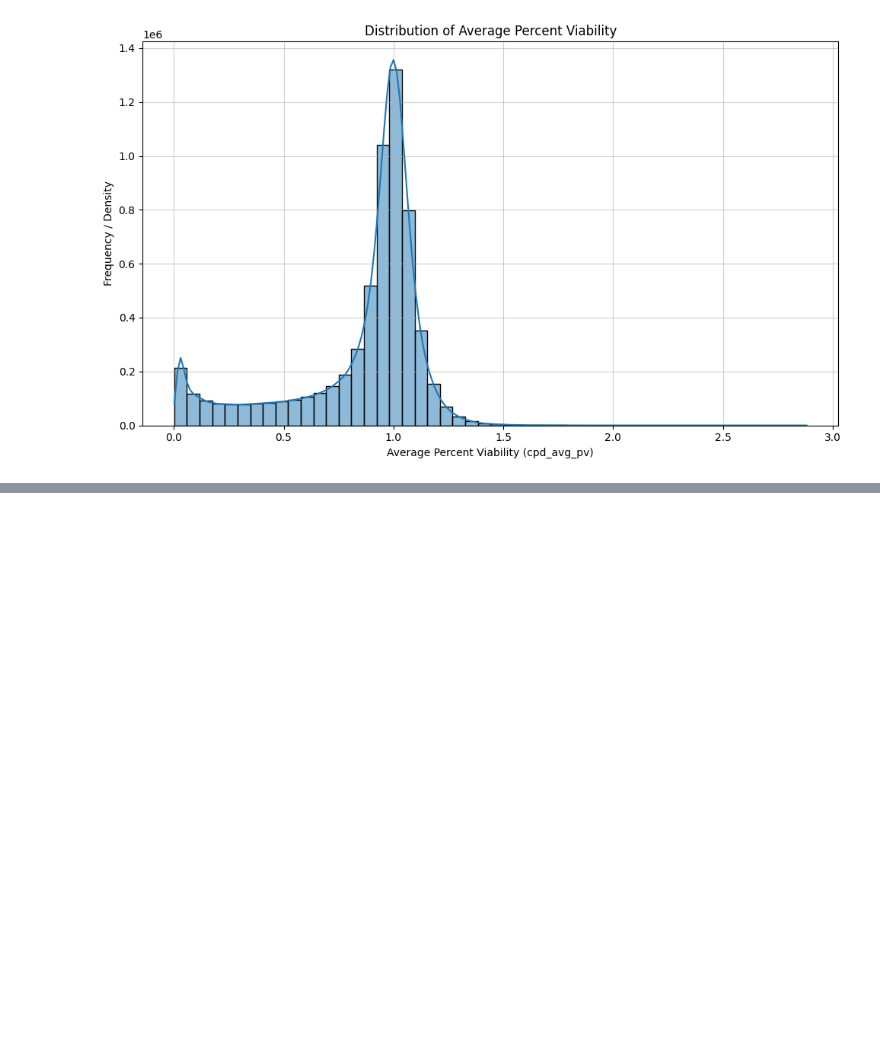
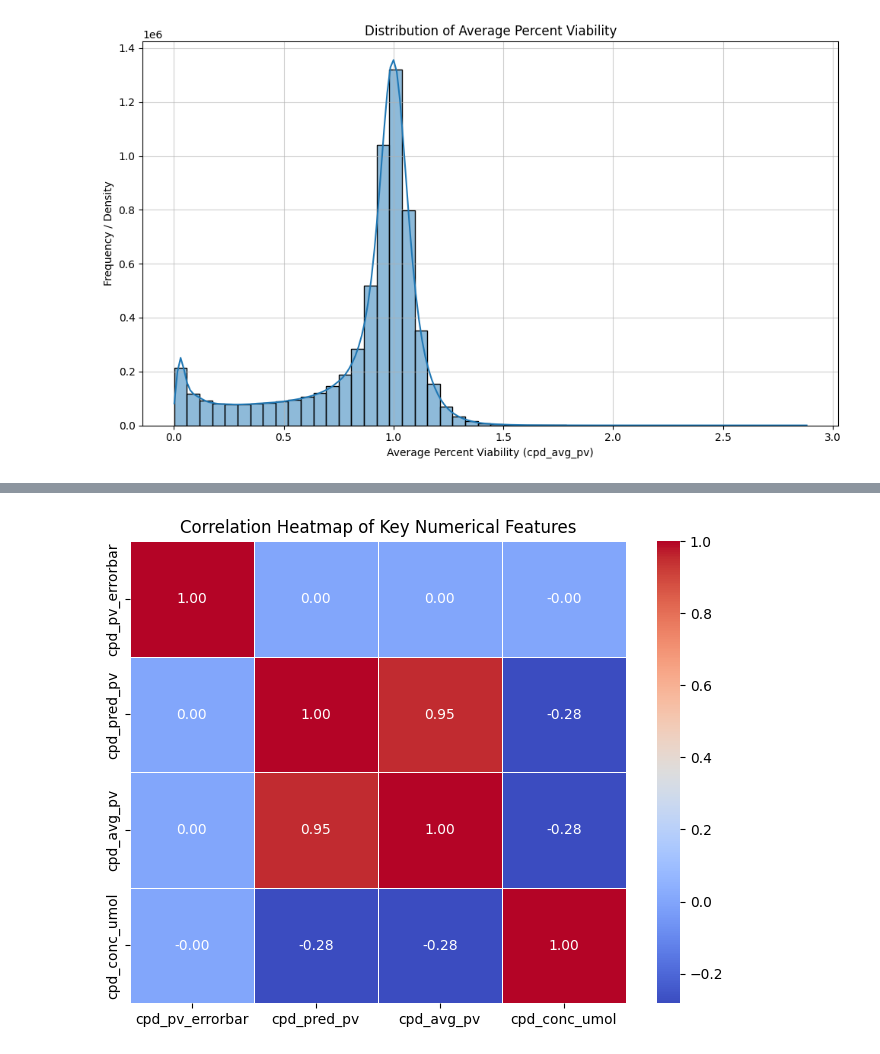
Before and after one commit to zrsteff/DSC502-Group-1-Project, a Jupyter notebook: DSC502_Group_Project.ipynb, the cells around one changed output, grey strips where cells are left out. Cells and saved outputs as stored; diff of their text form; code cells hidden in the pictures; blank space fills up the shorter version.

```diff
--- a/DSC502_Group_Project.ipynb
+++ b/DSC502_Group_Project.ipynb
@@ -126,0 +138,10 @@ plt.show()
+# %%
+selected_columns = ['cpd_pv_errorbar', 'cpd_pred_pv', 'cpd_avg_pv', 'cpd_conc_umol']
+correlation_matrix = df[selected_columns].corr()
+
+plt.figure(figsize=(8, 6))
+sns.heatmap(correlation_matrix, annot=True, cmap='coolwarm', fmt='.2f', linewidths=.5)
+plt.title('Correlation Heatmap of Key Numerical Features')
+plt.show()
+# %% [output]
+[figure, added]
```
Also changed, not shown: parts of 6 cells of this notebook.
